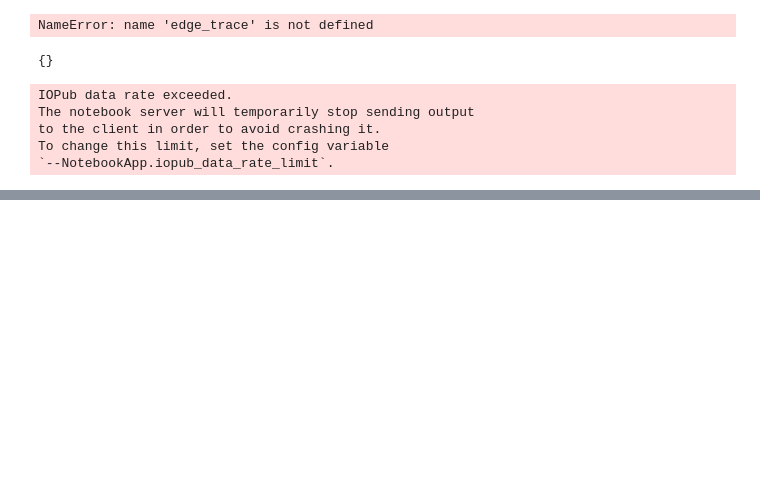
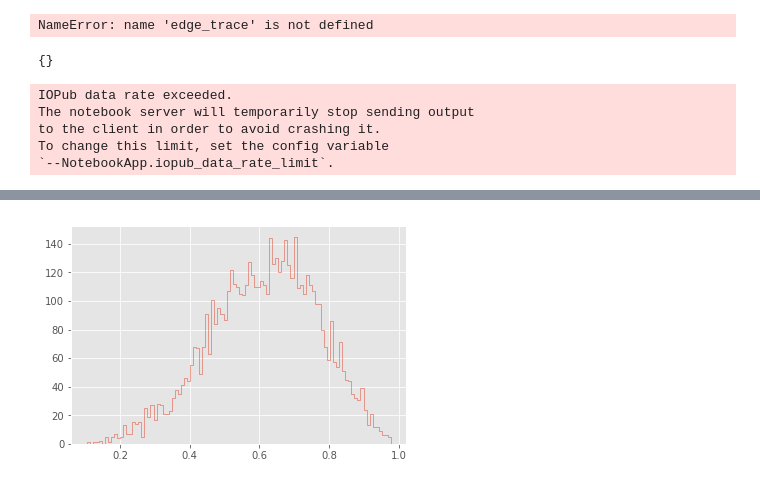
Before and after one commit to jcream31/workout_music_recommender, a Jupyter notebook: notebooks/Analysis.ipynb, the cells around one changed output, grey strips where cells are left out. Cells and saved outputs as stored; diff of their text form; code cells hidden in the pictures; blank space fills up the shorter version.

```diff
--- a/notebooks/Analysis.ipynb
+++ b/notebooks/Analysis.ipynb
@@ -773,0 +372,8 @@ nuwaveselects
+# %%
+plt.hist(data['danceability'],
+         bins=100,
+         range=(min(data['danceability']),max(data['danceability'])),
+         facecolor='red',
+         histtype = 'step');
+# %% [output]
+[figure, added]
```
Also changed, not shown: parts of 9 cells of this notebook, 2 other files.
